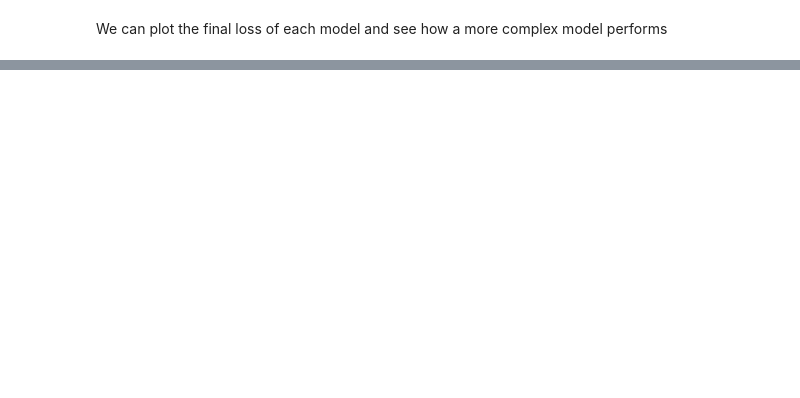
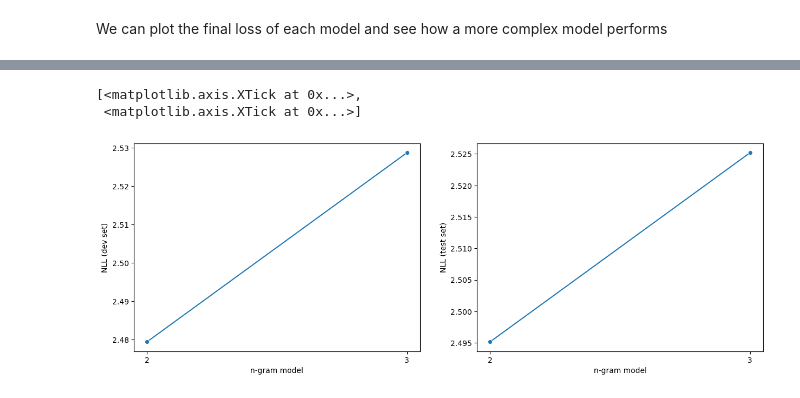
Before and after one commit to rainasak/makemore, a Jupyter notebook: exercises_p1.ipynb, the cells around one changed output, grey strips where cells are left out. Cells and saved outputs as stored; diff of their text form; code cells hidden in the pictures; blank space fills up the shorter version.

```diff
--- a/exercises_p1.ipynb
+++ b/exercises_p1.ipynb
@@ -108,8 +108,8 @@ We can now compare a bunch of n-gram models and their performance.
 losses = []
 
 for i in range(1, 6):
-	model = ngram()
-	model.train(words, i)
+	model = ngram(i)
+	model.train(words)
 	losses.append(model.eval(words))
 # %% [output]
 Loss of 2-gram model with smoothing of 0: 2.454094088872915
@@ -162,3 +160,5 @@ len(torch.tensor(dataset.x, dtype=torch.int64))
+# %%
+dataset = Dataset(words)
 # %% [markdown]
 We now need create a generalized one layer neural net without an activation function.
 # %%
@@ -316,0 +391,14 @@ ax.set_xticks(list(range(2,7)))
+# %%
+import matplotlib.pyplot as plt
+
+fig, ax = plt.subplots(1, 2, figsize=(15, 5))
+sns.lineplot(x=list(range(2, 4)), y=dev_set_losses, marker="o", ax=ax[0])
+ax[0].set(xlabel="n-gram model", ylabel="NLL (dev set)")
+ax[0].set_xticks(list(range(2,4)))
+sns.lineplot(x=list(range(2, 4)), y=test_set_losses, marker="o", ax=ax[1])
+ax[1].set(xlabel="n-gram model", ylabel="NLL (test set)")
+ax[1].set_xticks(list(range(2,4)))
+# %% [output]
+[<matplotlib.axis.XTick at 0x...>,
+ <matplotlib.axis.XTick at 0x...>]
+[figure, added]
```
Also changed, not shown: parts of 19 cells of this notebook, 1 other file.
